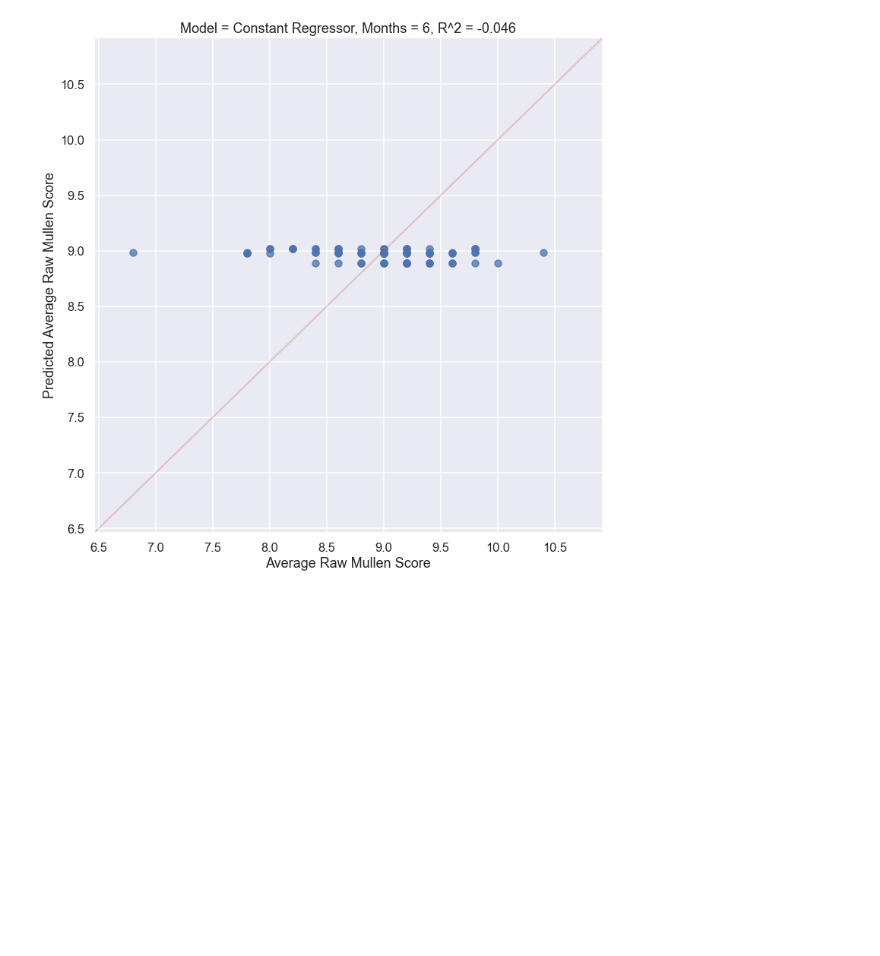
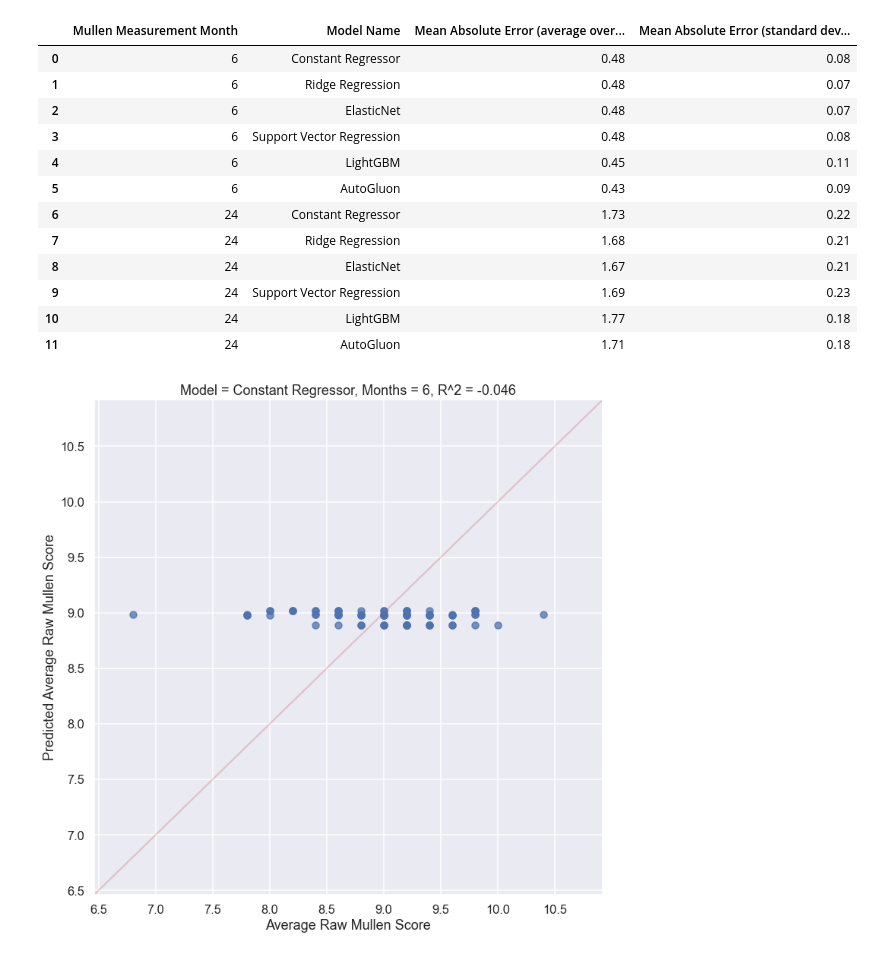
Before and after one commit to ki-analysis/ki_43A, a Jupyter notebook: 03_visualize.ipynb, the cells around one changed output. Drawn from its saved outputs; the diff is of its cells as text; code cells hidden in the pictures; blank space fills up the shorter version.

Commit message:
additional result table

```diff
--- a/03_visualize.ipynb
+++ b/03_visualize.ipynb
@@ -5,7 +5,9 @@ import pandas as pd
 import matplotlib.pyplot as plt
 import seaborn as sns
 from sklearn.metrics import r2_score
+import warnings
 
+warnings.simplefilter('ignore')
 sns.set(context='talk')
 
 
@@ -38,8 +40,49 @@ with open('data/processed_data.pickle', 'rb') as f:
     y_24m_raw = df_24m['mullen_24m_raw_average'].values
 
 # load results and models
-with open('data/ml_results.pickle', 'rb') as f:
+with open('data/ml_results_raw.pickle', 'rb') as f:
     raw_6m_results, raw_6m_outer_cv, raw_24m_results, raw_24m_outer_cv = pickle.load(f)
+# %%
+test_scores_mean = []
+test_scores_std = []
+model_names = []
+months = []
+for model_name, results in raw_6m_results.items():
+    test_scores_mean.append(np.round(-results['test_score'].mean(), 2))
+    test_scores_std.append(np.round(results['test_score'].std(), 2))
+    model_names.append(model_name)
+    months.append(6)
+
+for model_name, results in raw_24m_results.items():
+    test_scores_mean.append(np.round(-results['test_score'].mean(), 2))
+    test_scores_std.append(np.round(results['test_score'].std(), 2))
+    model_names.append(model_name)
+    months.append(24)
+
+df_test_scores = pd.DataFrame(
+    {
+        'Mullen Measurement Month': months,
+        'Model Name': model_names,
+        'Mean Absolute Error (average over folds)': test_scores_mean,
+        'Mean Absolute Error (standard deviation over folds)': test_scores_std,
+    }
+)
+
+df_test_scores
+# %% [output]
+|  | Mullen Measurement Month | Model Name | Mean Absolute Error (average over... | Mean Absolute Error (standard dev... |
+| 0 | 6 | Constant Regressor | 0.48 | 0.08 |
+| 1 | 6 | Ridge Regression | 0.48 | 0.07 |
+| 2 | 6 | ElasticNet | 0.48 | 0.07 |
+| 3 | 6 | Support Vector Regression | 0.48 | 0.08 |
+| 4 | 6 | LightGBM | 0.45 | 0.11 |
+| 5 | 6 | AutoGluon | 0.43 | 0.09 |
+| 6 | 24 | Constant Regressor | 1.73 | 0.22 |
+| 7 | 24 | Ridge Regression | 1.68 | 0.21 |
+| 8 | 24 | ElasticNet | 1.67 | 0.21 |
+| 9 | 24 | Support Vector Regression | 1.69 | 0.23 |
+| 10 | 24 | LightGBM | 1.77 | 0.18 |
+| 11 | 24 | AutoGluon | 1.71 | 0.18 |
 # %%
 # plot scatter plots for 6m models
 for model_name, results in raw_6m_results.items():
```
Also changed, not shown: 1 other file.
